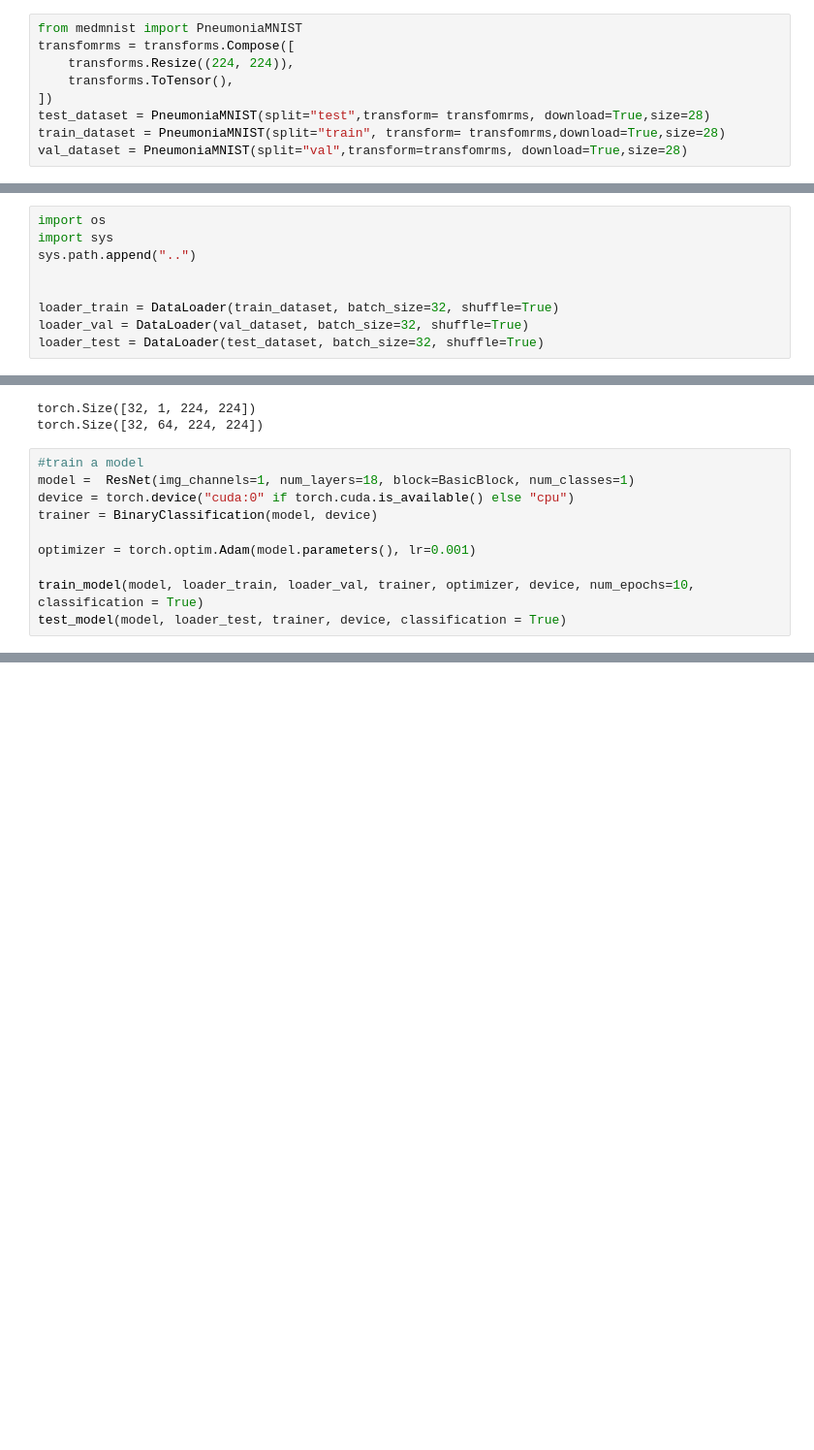
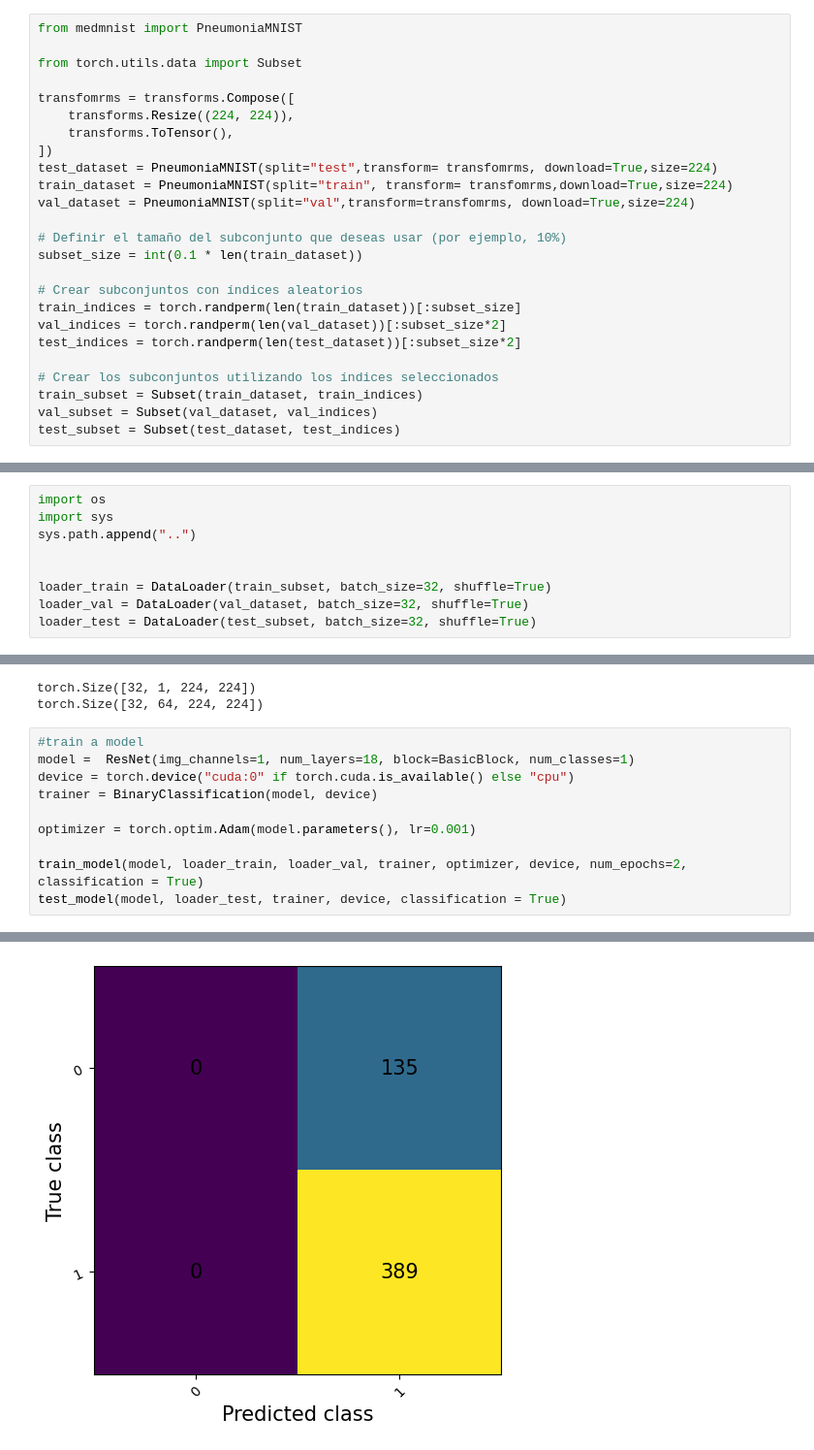
Before and after one commit to Tempus23/Radiography_TFG, a Jupyter notebook: code/notebook.ipynb, the cells around one changed output, grey strips where cells are left out. Shown at 97% size. Drawn from its saved outputs; the diff is of its cells as text; blank space fills up the shorter version.

```diff
--- a/code/notebook.ipynb
+++ b/code/notebook.ipynb
@@ -17,11 +17,27 @@ from torchvision import datasets, transforms
 from torch.utils.data import DataLoader
 # %%
 from medmnist import PneumoniaMNIST
+
+from torch.utils.data import Subset
+
 transfomrms = transforms.Compose([
     transforms.Resize((224, 224)),
     transforms.ToTensor(),
 ])
-test_dataset = PneumoniaMNIST(split="test",transform= transfomrms, download=True,size=28)
-train_dataset = PneumoniaMNIST(split="train", transform= transfomrms,download=True,size=28)
-val_dataset = PneumoniaMNIST(split="val",transform=transfomrms, download=True,size=28)
+test_dataset = PneumoniaMNIST(split="test",transform= transfomrms, download=True,size=224)
+train_dataset = PneumoniaMNIST(split="train", transform= transfomrms,download=True,size=224)
+val_dataset = PneumoniaMNIST(split="val",transform=transfomrms, download=True,size=224)
+
+# Definir el tamaño del subconjunto que deseas usar (por ejemplo, 10%)
+subset_size = int(0.1 * len(train_dataset))
+
+# Crear subconjuntos con índices aleatorios
+train_indices = torch.randperm(len(train_dataset))[:subset_size]
+val_indices = torch.randperm(len(val_dataset))[:subset_size*2]
+test_indices = torch.randperm(len(test_dataset))[:subset_size*2]
+
+# Crear los subconjuntos utilizando los índices seleccionados
+train_subset = Subset(train_dataset, train_indices)
+val_subset = Subset(val_dataset, val_indices)
+test_subset = Subset(test_dataset, test_indices)
 # %% [output]
@@ -61,9 +77,9 @@ import sys
 sys.path.append("..")
 
 
-loader_train = DataLoader(train_dataset, batch_size=32, shuffle=True)
+loader_train = DataLoader(train_subset, batch_size=32, shuffle=True)
 loader_val = DataLoader(val_dataset, batch_size=32, shuffle=True)
-loader_test = DataLoader(test_dataset, batch_size=32, shuffle=True)
+loader_test = DataLoader(test_subset, batch_size=32, shuffle=True)
 # %%
 batch = next(iter(loader_train))
 
@@ -125,6 +141,6 @@ trainer = BinaryClassification(model, device)
 
 optimizer = torch.optim.Adam(model.parameters(), lr=0.001)
 
-train_model(model, loader_train, loader_val, trainer, optimizer, device, num_epochs=10, classification = True)
+train_model(model, loader_train, loader_val, trainer, optimizer, device, num_epochs=2, classification = True)
 test_model(model, loader_test, trainer, device, classification = True)
 # %% [output]
@@ -131,0 +148 @@ RuntimeError: result type Float can't be cast to the desired output type Int
+[figure, added]
```
Also changed, not shown: parts of 4 cells of this notebook, 2 other files.
